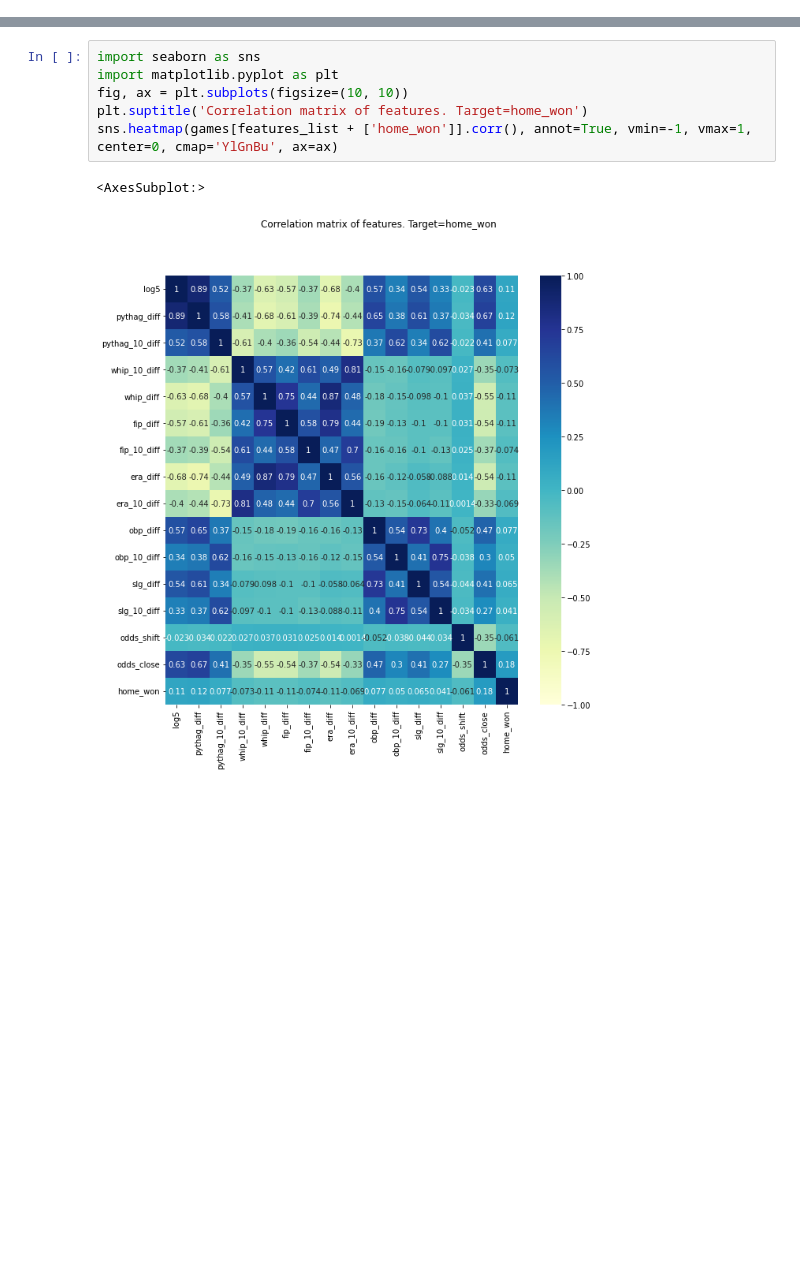
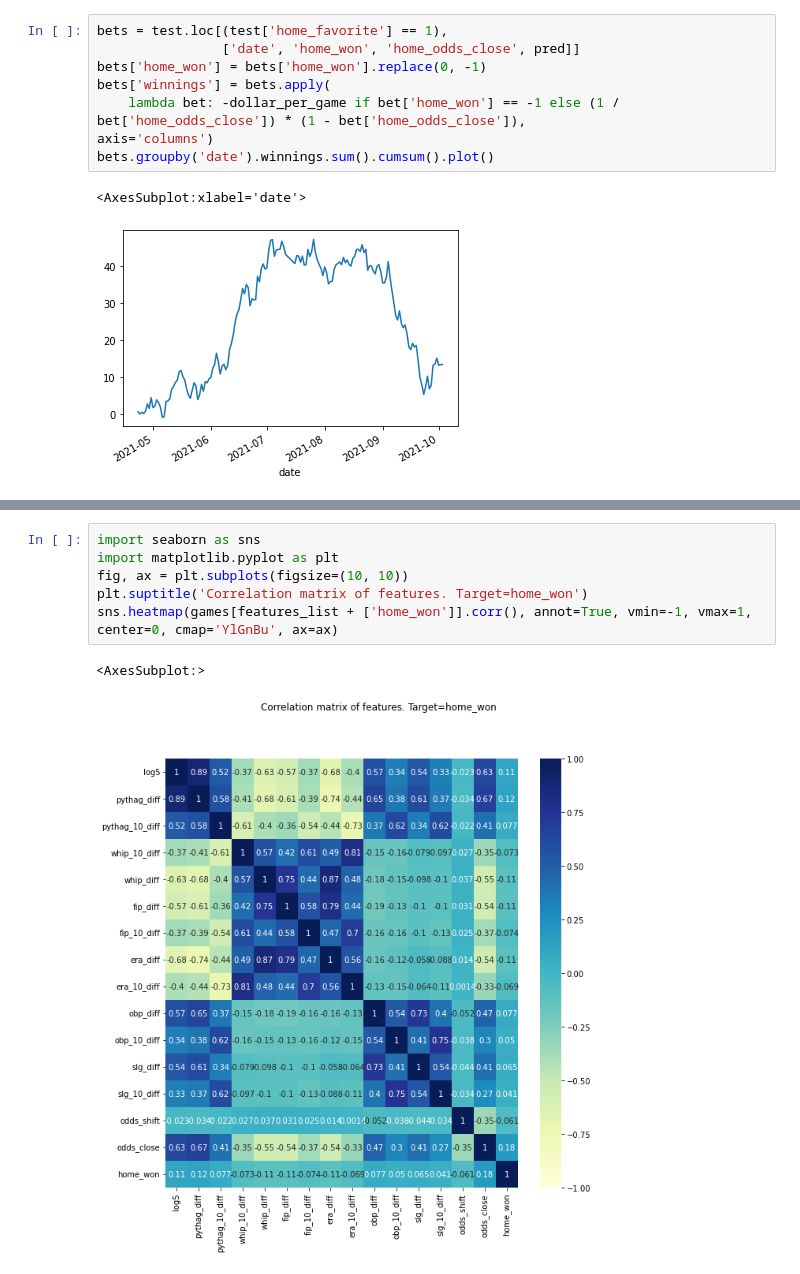
Before and after one commit to matthewpark319/baseball, a Jupyter notebook: baseball_model.ipynb, the cells around one changed output, grey strips where cells are left out. Drawn from its saved outputs; the diff is of its cells as text; blank space fills up the shorter version.

```diff
--- a/baseball_model.ipynb
+++ b/baseball_model.ipynb
@@ -245,0 +264,11 @@ dtype: float64
+# %%
+bets = test.loc[(test['home_favorite'] == 1),
+                ['date', 'home_won', 'home_odds_close', pred]]
+bets['home_won'] = bets['home_won'].replace(0, -1)
+bets['winnings'] = bets.apply(
+    lambda bet: -dollar_per_game if bet['home_won'] == -1 else (1 / bet['home_odds_close']) * (1 - bet['home_odds_close']),
+axis='columns')
+bets.groupby('date').winnings.sum().cumsum().plot()
+# %% [output]
+<AxesSubplot:xlabel='date'>
+[figure, added]
```
Also changed, not shown: parts of 9 cells of this notebook.
